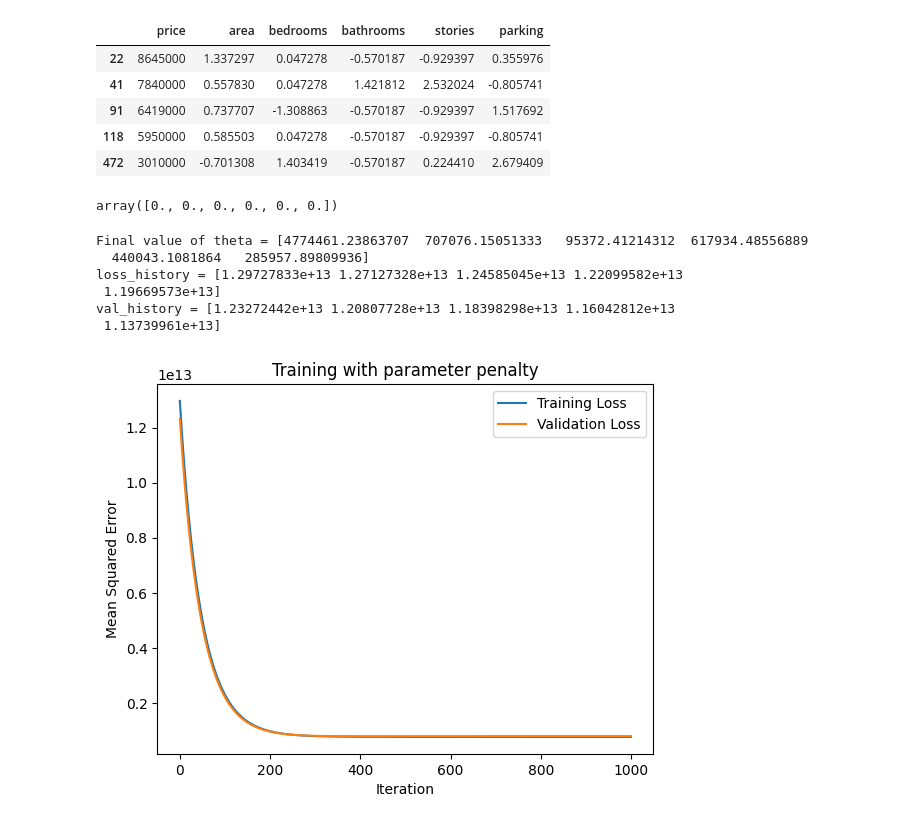
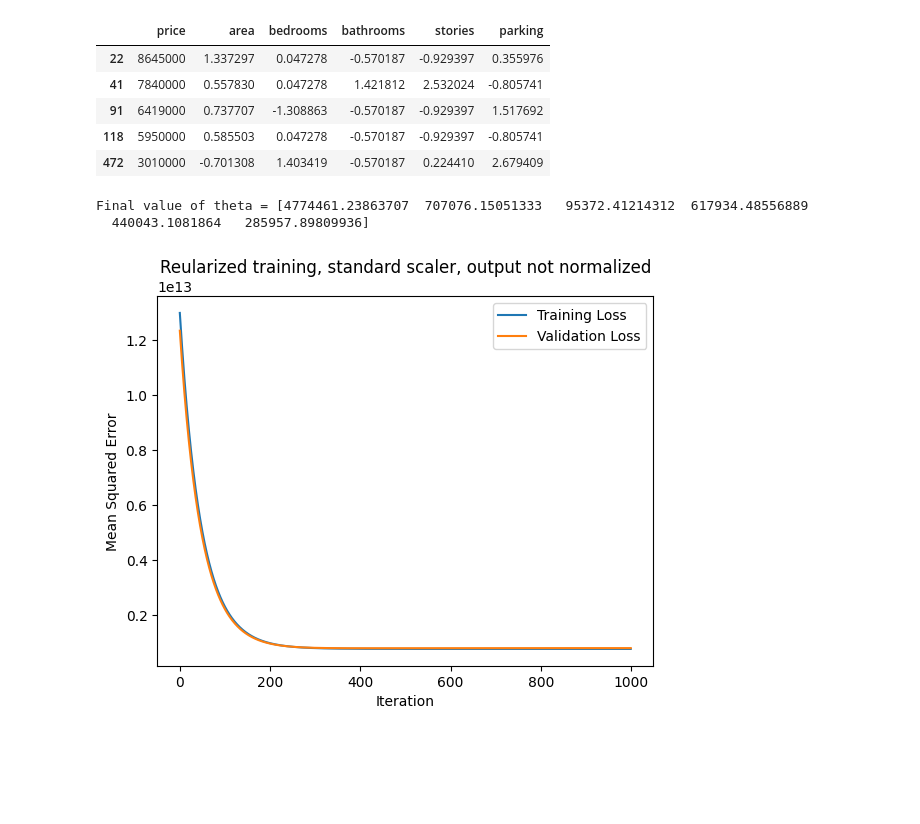
Before and after one commit to swetzel1/introduction_to_ml, a Jupyter notebook: homework_2/hw2_problem3a.ipynb, the cells around one changed output. Saved outputs shown, nothing was run; the diff lists cells and outputs as text; code cells hidden in the pictures; blank space fills up the shorter version.

Commit message:
change title of plot

```diff
--- a/homework_2/hw2_problem3a.ipynb
+++ b/homework_2/hw2_problem3a.ipynb
@@ -93,12 +92,6 @@ x_train = np.hstack((X_0, x_train))
 
 tmp = np.ones((len(x_val), 1))
 x_val = np.hstack((tmp, x_val))
-# %%
-#initalize theta
-theta = np.zeros(x_train.shape[1])
-theta
-# %% [output]
-array([0., 0., 0., 0., 0., 0.])
 # %%
 def compute_loss(X, y, theta):
 
@@ -143,27 +129,22 @@ iterations = 1000
 alpha = 0.01
 lambda_value = 20
 
-
 theta, training_loss_history, validation_loss_history = gradient_descent(x_train, y_train, x_val, y_val, theta, alpha, lambda_value, iterations)
 
 print('Final value of theta =', theta)
-print('loss_history =', training_loss_history[:5])
-print('val_history =', validation_loss_history[:5])
+#print('loss_history =', training_loss_history[:5])
+#print('val_history =', validation_loss_history[:5])
 # %% [output]
 Final value of theta = [4774461.23863707  707076.15051333   95372.41214312  617934.48556889
   440043.1081864   285957.89809936]
-loss_history = [1.29727833e+13 1.27127328e+13 1.24585045e+13 1.22099582e+13
- 1.19669573e+13]
-val_history = [1.23272442e+13 1.20807728e+13 1.18398298e+13 1.16042812e+13
- 1.13739961e+13]
 # %%
 # Plot the training and validation loss after each iteration
 plt.plot(training_loss_history, label="Training Loss")
 plt.plot(validation_loss_history, label="Validation Loss")
 plt.xlabel("Iteration")
 plt.ylabel("Mean Squared Error")
 plt.legend()
-plt.title("Training with parameter penalty")
+plt.title("Reularized training, standard scaler, output not normalized")
 plt.show()
 # %% [output]
-[figure, old version]
+[figure, new version]
```
Also changed, not shown: parts of 6 cells of this notebook.
